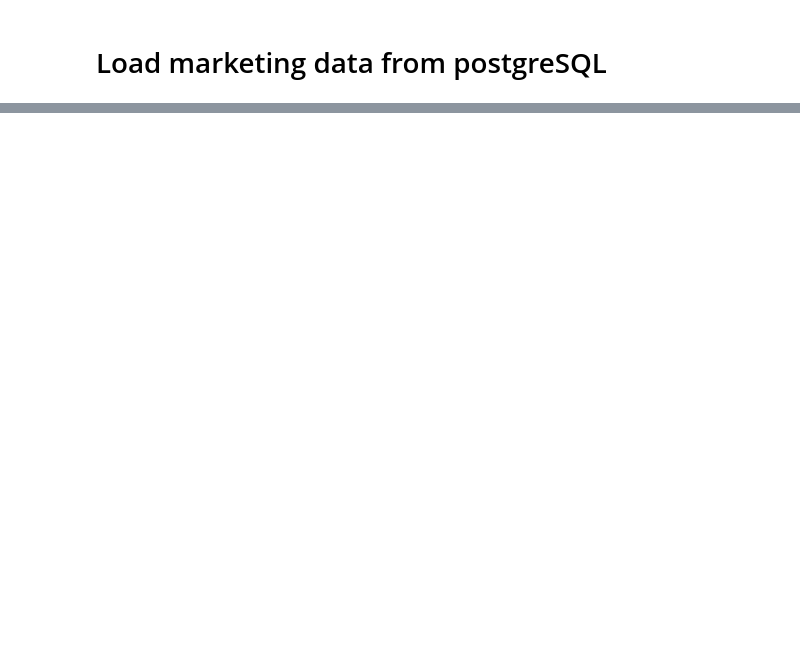
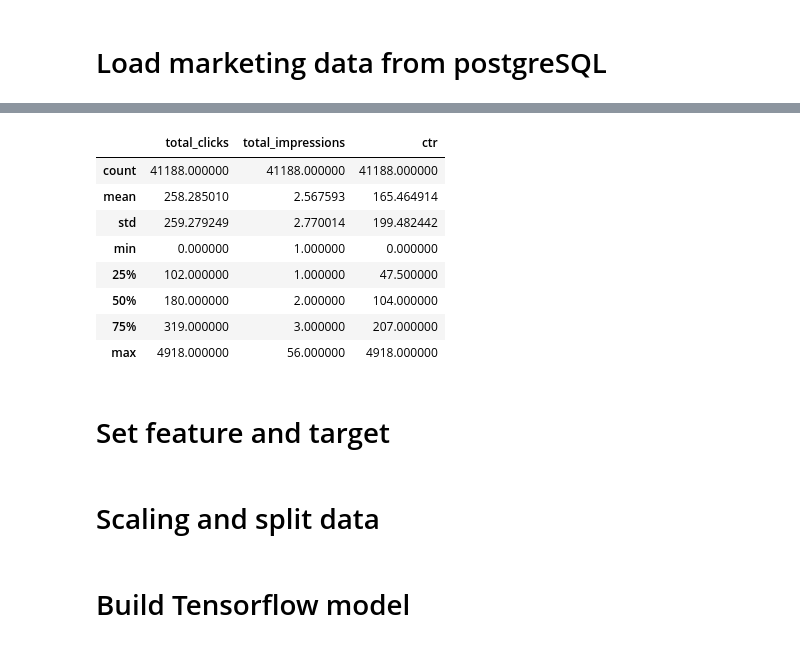
Before and after one commit to Mipjeiger/Financial-Services, a Jupyter notebook: notebooks/04_marketing_tf_model.ipynb, the cells around one changed output, grey strips where cells are left out. Drawn from its saved outputs; the diff is of its cells as text; code cells hidden in the pictures; blank space fills up the shorter version.

```diff
--- a/notebooks/04_marketing_tf_model.ipynb
+++ b/notebooks/04_marketing_tf_model.ipynb
@@ -51,0 +72,14 @@ df
+# %%
+df.describe()
+# %% [output]
+|  | total_clicks | total_impressions | ctr |
+| count | 41188.000000 | 41188.000000 | 41188.000000 |
+| mean | 258.285010 | 2.567593 | 165.464914 |
+| std | 259.279249 | 2.770014 | 199.482442 |
+| min | 0.000000 | 1.000000 | 0.000000 |
+| 25% | 102.000000 | 1.000000 | 47.500000 |
+| 50% | 180.000000 | 2.000000 | 104.000000 |
+| 75% | 319.000000 | 3.000000 | 207.000000 |
+| max | 4918.000000 | 56.000000 | 4918.000000 |
+# %% [markdown]
+# Set feature and target
@@ -51,0 +89,2 @@ df
+# %% [markdown]
+# Scaling and split data
@@ -51,0 +96,2 @@ df
+# %% [markdown]
+# Build Tensorflow model
```
Also changed, not shown: parts of 12 cells of this notebook, 10 other files.
